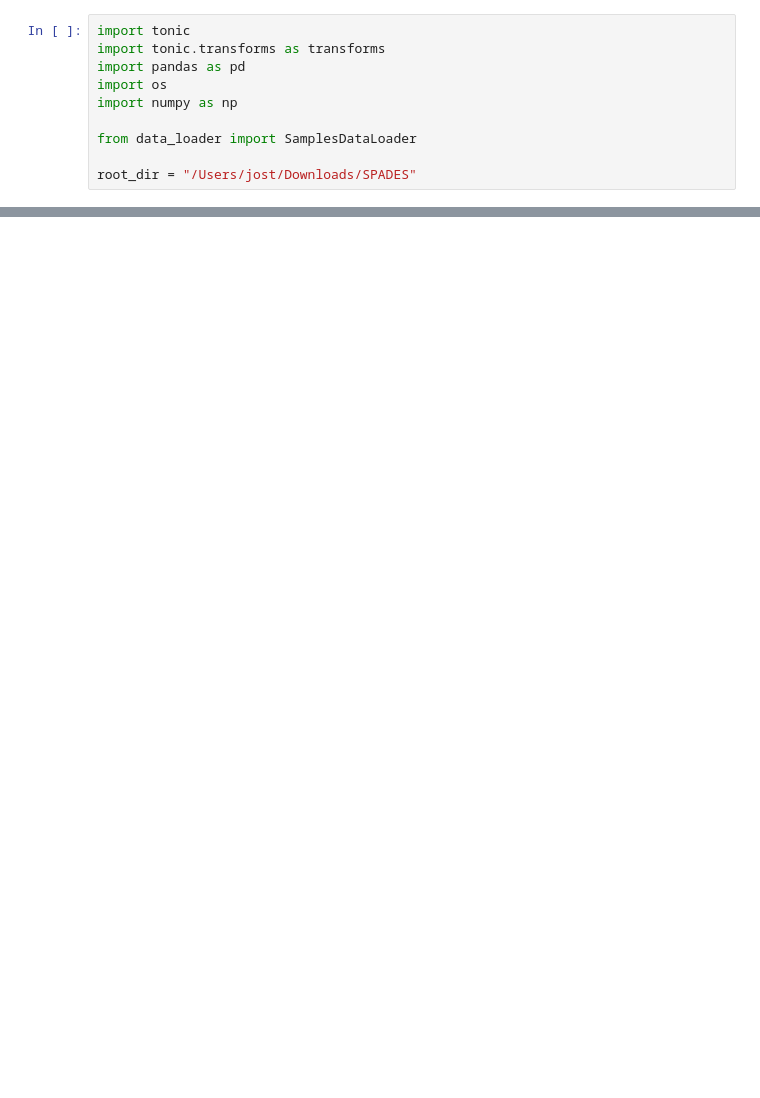
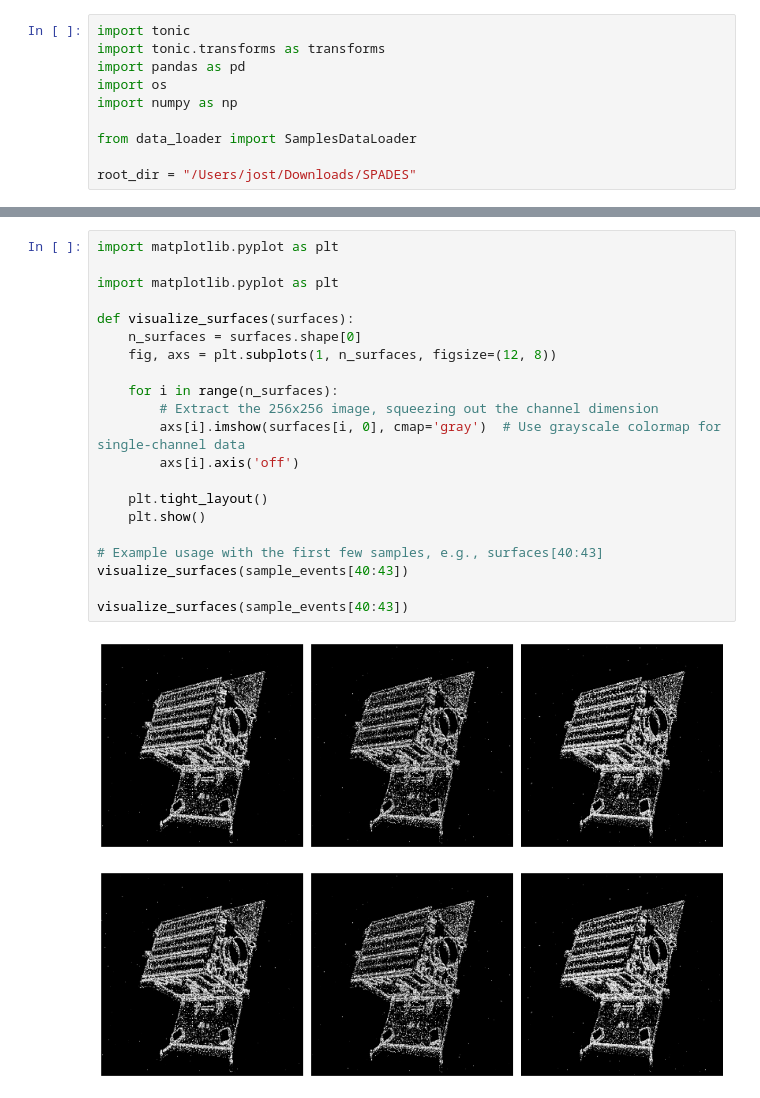
Before and after one commit to nc-fortiss/2024-nc-hackathon-AstroSpikes, a Jupyter notebook: DataLoading/data_loader_test.ipynb, the cells around one changed output, grey strips where cells are left out. Cells and saved outputs as stored; diff of their text form; blank space fills up the shorter version.

Commit message:
data_loader update

```diff
--- a/DataLoading/data_loader_test.ipynb
+++ b/DataLoading/data_loader_test.ipynb
@@ -44,0 +90,24 @@ visualize_surfaces(sample_events[40:43])
+# %%
+import matplotlib.pyplot as plt
+
+import matplotlib.pyplot as plt
+
+def visualize_surfaces(surfaces):
+    n_surfaces = surfaces.shape[0]
+    fig, axs = plt.subplots(1, n_surfaces, figsize=(12, 8))
+
+    for i in range(n_surfaces):
+        # Extract the 256x256 image, squeezing out the channel dimension
+        axs[i].imshow(surfaces[i, 0], cmap='gray')  # Use grayscale colormap for single-channel data
+        axs[i].axis('off')
+
+    plt.tight_layout()
+    plt.show()
+
+# Example usage with the first few samples, e.g., surfaces[40:43]
+visualize_surfaces(sample_events[40:43])
+
+visualize_surfaces(sample_events[40:43])
+# %% [output]
+[figure, added]
+[figure, added]
```
Also changed, not shown: parts of 6 cells of this notebook.
